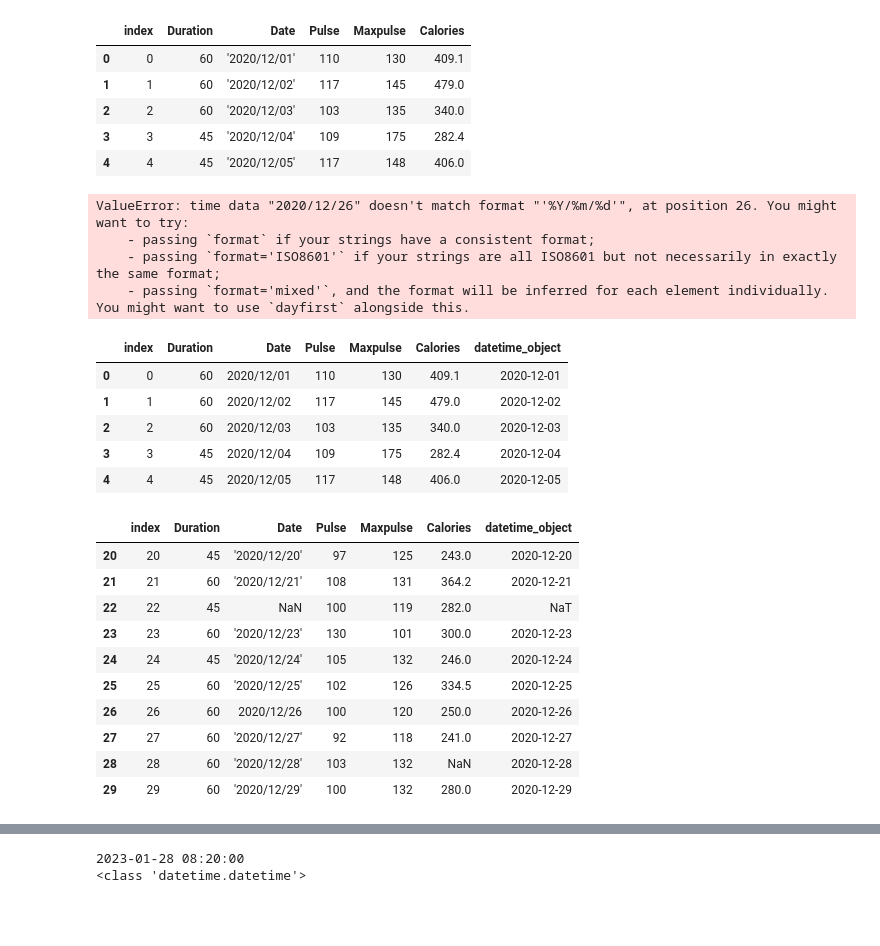
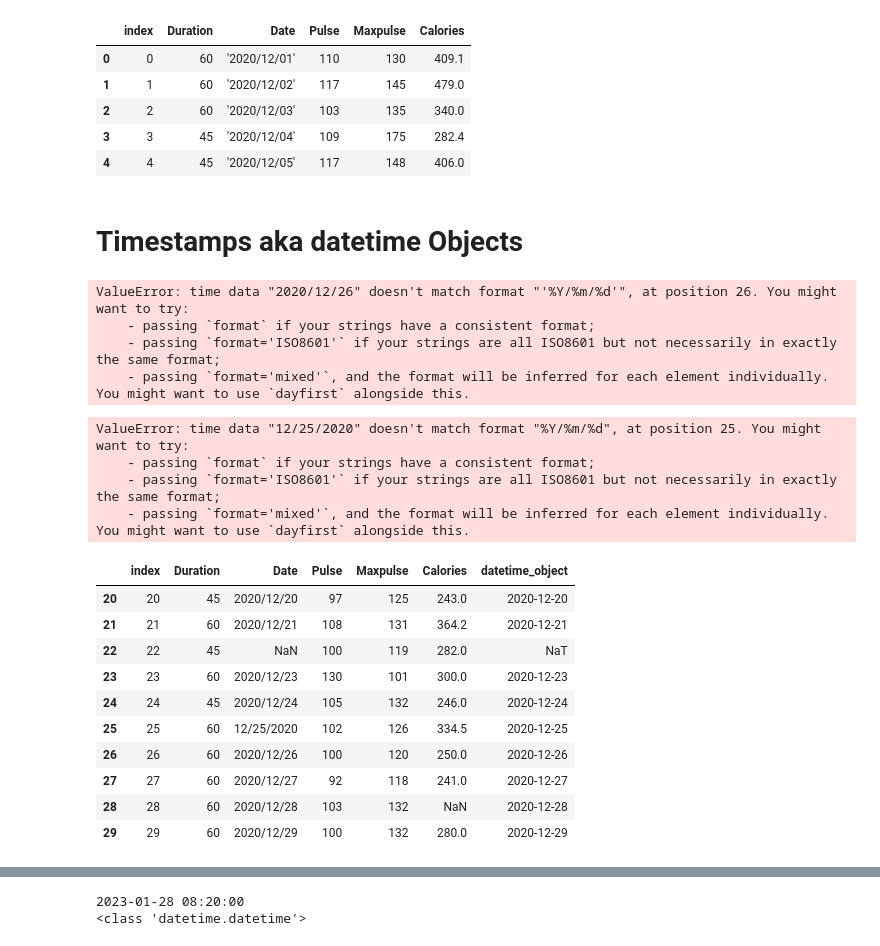
Before and after one commit to CUNYTechPrep/2024-DS-Wed, a Jupyter notebook: Week-02-DS-Overview-and-Data/Lecture.ipynb, the cells around one changed output, grey strips where cells are left out. Drawn from its saved outputs; the diff is of its cells as text; code cells hidden in the pictures; blank space fills up the shorter version.

```diff
--- a/Week-02-DS-Overview-and-Data/Lecture.ipynb
+++ b/Week-02-DS-Overview-and-Data/Lecture.ipynb
@@ -21,6 +28,8 @@ df.head()
 | 2 | 2 | 60 | '2020/12/03' | 103 | 135 | 340.0 |
 | 3 | 3 | 45 | '2020/12/04' | 109 | 175 | 282.4 |
 | 4 | 4 | 45 | '2020/12/05' | 117 | 148 | 406.0 |
+# %% [markdown]
+# Timestamps aka datetime Objects
 # %%
 # ERROR ON LINE 26 OF FILE...
 df['datetime_object'] = pd.to_datetime(df['Date'])
@@ -34,34 +43,35 @@ ValueError: time data "2020/12/26" doesn't match format "'%Y/%m/%d'", at positio
 # THIS IS BECAUSE LIKE 27 DOES NOT HAVE QUOTES "" AROUND THIS.
 # SO MANY WAYS TO FIX ITS,  easiest way is to use a 'quotechar' import option.
 
-df = pd.read_csv('data/dirty_data_from_w3.csv', sep=' ', quotechar="'")
-
+df = pd.read_csv('data/dirty_data_from_w3.csv',
+                 sep=' ',
+                 quotechar="'"
+                 )
 df['datetime_object'] = pd.to_datetime(df['Date'])
-
 df.head()
 # %% [output]
-|  | index | Duration | Date | Pulse | Maxpulse | Calories | datetime_object |
-| 0 | 0 | 60 | 2020/12/01 | 110 | 130 | 409.1 | 2020-12-01 |
-| 1 | 1 | 60 | 2020/12/02 | 117 | 145 | 479.0 | 2020-12-02 |
-| 2 | 2 | 60 | 2020/12/03 | 103 | 135 | 340.0 | 2020-12-03 |
-| 3 | 3 | 45 | 2020/12/04 | 109 | 175 | 282.4 | 2020-12-04 |
-| 4 | 4 | 45 | 2020/12/05 | 117 | 148 | 406.0 | 2020-12-05 |
+ValueError: time data "12/25/2020" doesn't match format "%Y/%m/%d", at position 25. You might want to try:
+    - passing `format` if your strings have a consistent format;
+    - passing `format='ISO8601'` if your strings are all ISO8601 but not necessarily in exactly the same format;
+    - passing `format='mixed'`, and the format will be inferred for each element individually. You might want to use `dayfirst` alongside this.
 # %%
 # CATCH ALL
+# Easier way to do this...
+df = pd.read_csv('data/dirty_data_from_w3.csv',
+                 sep=' ',
+                quotechar="'")
 
-# Easier way to do this...
-df = pd.read_csv('data/dirty_data_from_w3.csv', sep=' ')
 df['datetime_object'] = pd.to_datetime(df['Date'], format='mixed')
 df.iloc[20:30]
 # %% [output]
 |  | index | Duration | Date | Pulse | Maxpulse | Calories | datetime_object |
-| 20 | 20 | 45 | '2020/12/20' | 97 | 125 | 243.0 | 2020-12-20 |
-| 21 | 21 | 60 | '2020/12/21' | 108 | 131 | 364.2 | 2020-12-21 |
+| 20 | 20 | 45 | 2020/12/20 | 97 | 125 | 243.0 | 2020-12-20 |
+| 21 | 21 | 60 | 2020/12/21 | 108 | 131 | 364.2 | 2020-12-21 |
 | 22 | 22 | 45 | NaN | 100 | 119 | 282.0 | NaT |
-| 23 | 23 | 60 | '2020/12/23' | 130 | 101 | 300.0 | 2020-12-23 |
-| 24 | 24 | 45 | '2020/12/24' | 105 | 132 | 246.0 | 2020-12-24 |
-| 25 | 25 | 60 | '2020/12/25' | 102 | 126 | 334.5 | 2020-12-25 |
+| 23 | 23 | 60 | 2020/12/23 | 130 | 101 | 300.0 | 2020-12-23 |
+| 24 | 24 | 45 | 2020/12/24 | 105 | 132 | 246.0 | 2020-12-24 |
+| 25 | 25 | 60 | 12/25/2020 | 102 | 126 | 334.5 | 2020-12-25 |
 | 26 | 26 | 60 | 2020/12/26 | 100 | 120 | 250.0 | 2020-12-26 |
-| 27 | 27 | 60 | '2020/12/27' | 92 | 118 | 241.0 | 2020-12-27 |
-| 28 | 28 | 60 | '2020/12/28' | 103 | 132 | NaN | 2020-12-28 |
-| 29 | 29 | 60 | '2020/12/29' | 100 | 132 | 280.0 | 2020-12-29 |
+| 27 | 27 | 60 | 2020/12/27 | 92 | 118 | 241.0 | 2020-12-27 |
+| 28 | 28 | 60 | 2020/12/28 | 103 | 132 | NaN | 2020-12-28 |
+| 29 | 29 | 60 | 2020/12/29 | 100 | 132 | 280.0 | 2020-12-29 |
```
Also changed, not shown: parts of 76 cells of this notebook, 10 other files.
